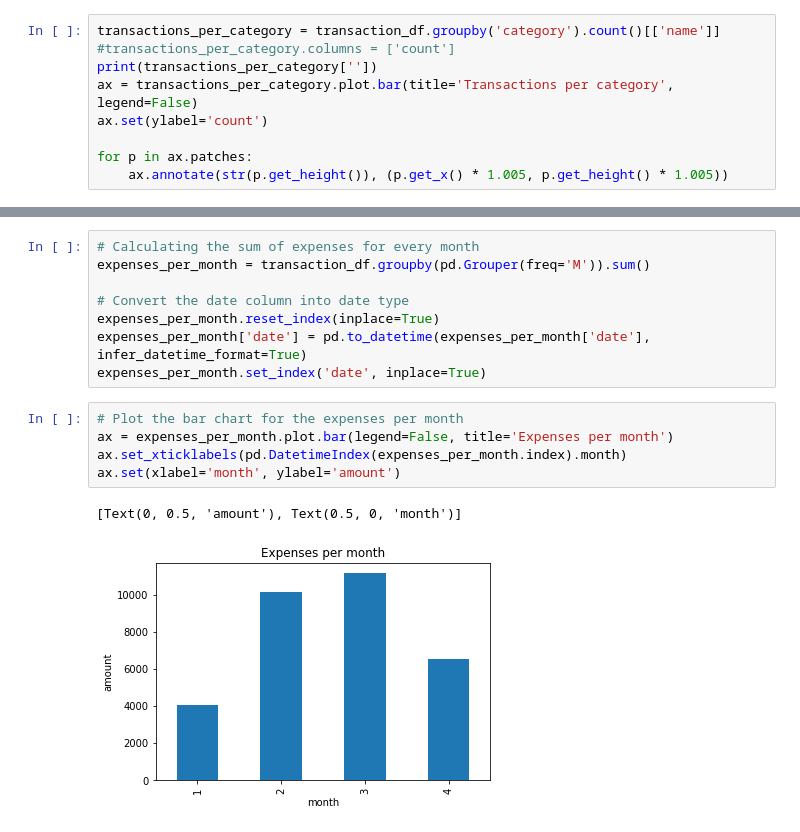
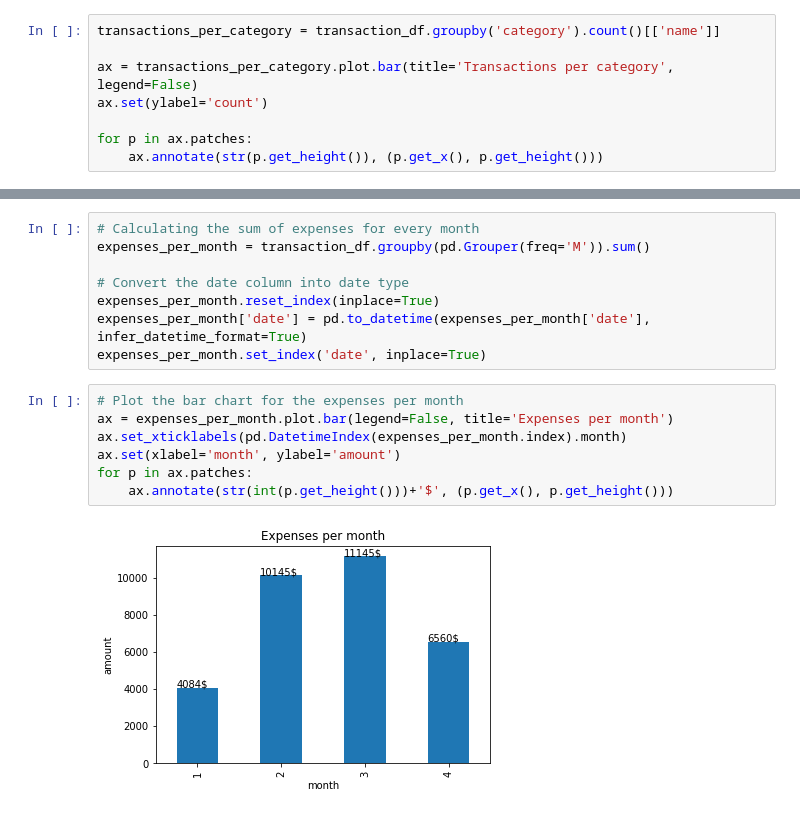
Before and after one commit to maitree7/Harold-Financial_Planning, a Jupyter notebook: Starter_Code/account_summary.ipynb, the cells around one changed output, grey strips where cells are left out. Saved outputs shown, nothing was run; the diff lists cells and outputs as text.

```diff
--- a/Starter_Code/account_summary.ipynb
+++ b/Starter_Code/account_summary.ipynb
@@ -214,11 +206,10 @@ array([<matplotlib.axes._subplots.AxesSubplot object at 0x...>],
 ### Generate a bar chart with the number of transactions for each category
 # %%
 transactions_per_category = transaction_df.groupby('category').count()[['name']]
-#transactions_per_category.columns = ['count']
-print(transactions_per_category[''])
+
 ax = transactions_per_category.plot.bar(title='Transactions per category', legend=False)
 ax.set(ylabel='count')
 
 for p in ax.patches:
-    ax.annotate(str(p.get_height()), (p.get_x() * 1.005, p.get_height() * 1.005))
+    ax.annotate(str(p.get_height()), (p.get_x(), p.get_height()))
 # %% [output]
@@ -244,8 +227,9 @@ expenses_per_month.set_index('date', inplace=True)
 # %%
 # Plot the bar chart for the expenses per month
 ax = expenses_per_month.plot.bar(legend=False, title='Expenses per month')
 ax.set_xticklabels(pd.DatetimeIndex(expenses_per_month.index).month)
 ax.set(xlabel='month', ylabel='amount')
+for p in ax.patches:
+    ax.annotate(str(int(p.get_height()))+'$', (p.get_x(), p.get_height()))
 # %% [output]
-[Text(0, 0.5, 'amount'), Text(0.5, 0, 'month')]
-[figure, old version]
+[figure, new version]
```
Also changed, not shown: parts of 2 cells of this notebook, 7 other files.
